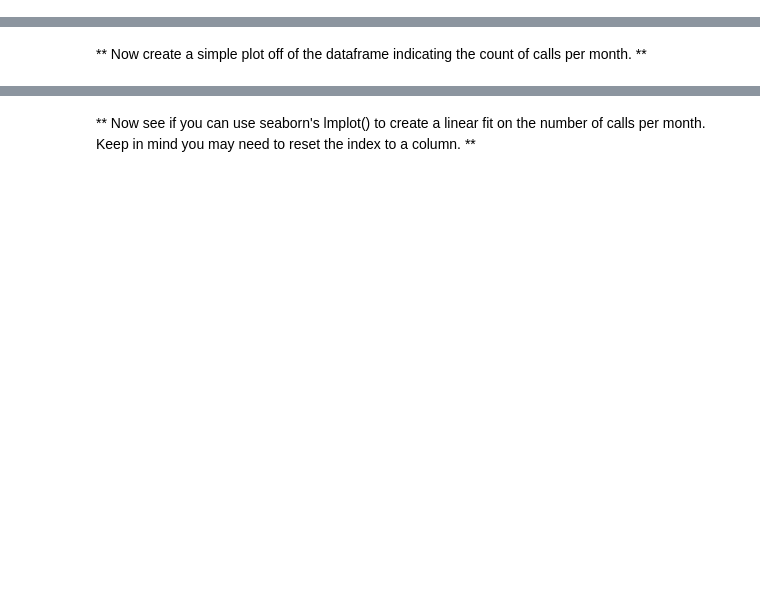
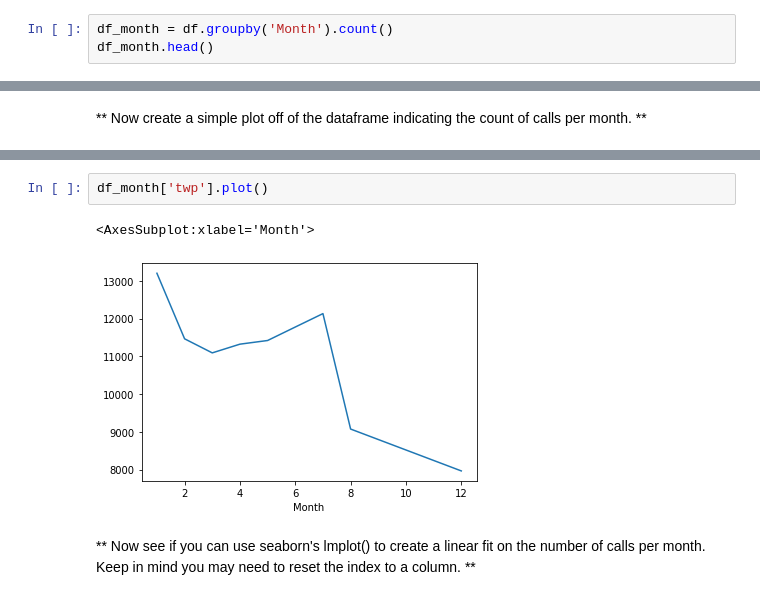
Before and after one commit to davidsmv/python_bootcamp, a Jupyter notebook: Refactored_Py_DS_ML_Bootcamp-master/10-Data-Capstone-Projects/01-911 Calls Data Capstone Project.ipynb, the cells around one changed output, grey strips where cells are left out. Cells and saved outputs as stored; diff of their text form; blank space fills up the shorter version.

```diff
--- a/Refactored_Py_DS_ML_Bootcamp-master/10-Data-Capstone-Projects/01-911 Calls Data Capstone Project.ipynb
+++ b/Refactored_Py_DS_ML_Bootcamp-master/10-Data-Capstone-Projects/01-911 Calls Data Capstone Project.ipynb
@@ -199,0 +261,3 @@ _____
+# %%
+df_month = df.groupby('Month').count()
+df_month.head()
@@ -206,2 +274,7 @@ _____
+# %%
+df_month['twp'].plot()
+# %% [output]
+<AxesSubplot:xlabel='Month'>
+[figure, added]
 # %% [markdown]
 ** Now see if you can use seaborn's lmplot() to create a linear fit on the number of calls per month. Keep in mind you may need to reset the index to a column. **
```
Also changed, not shown: parts of 57 cells of this notebook, 5 other files.
